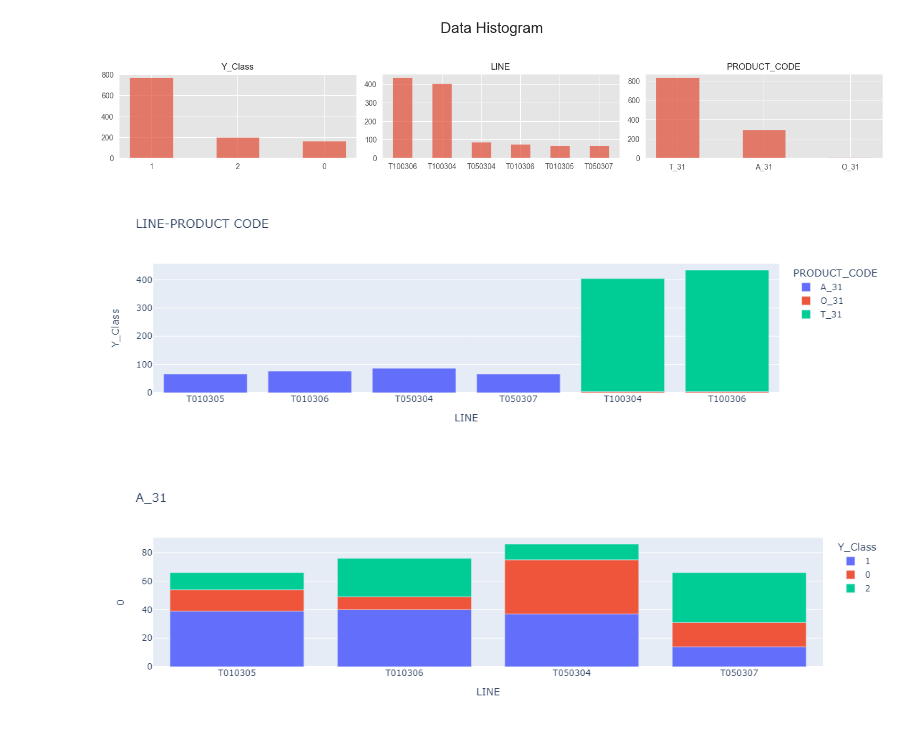
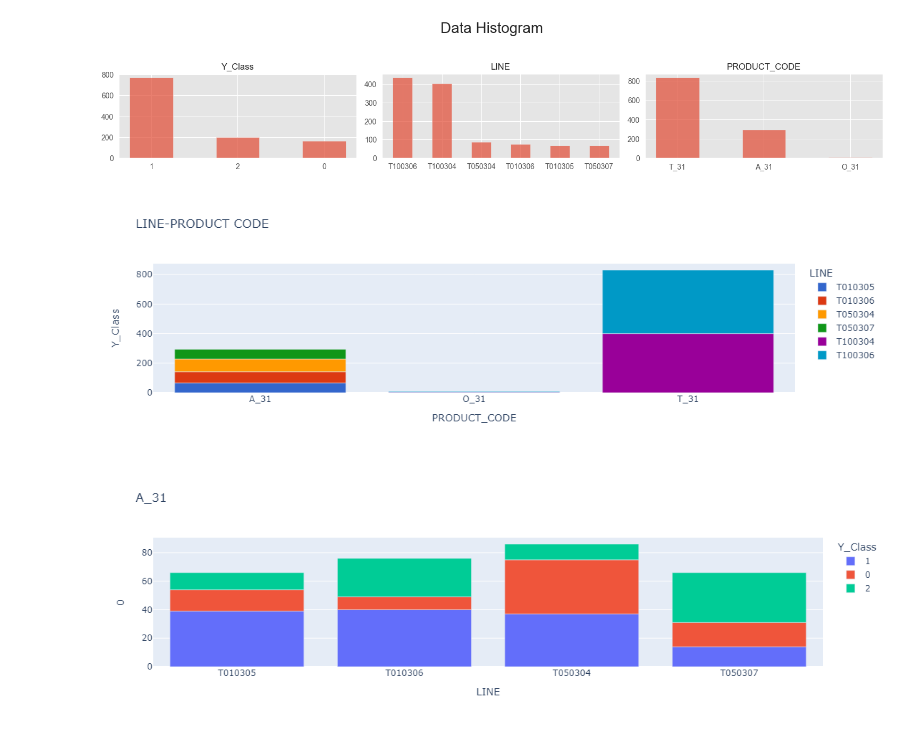
Before and after one commit to LGAimers/AI-PTA, a Jupyter notebook: dolphin/EDA.ipynb, the cells around one changed output. Drawn from its saved outputs; the diff is of its cells as text; code cells hidden in the pictures.

Commit message:
Add new plotting for the final presentation

```diff
--- a/dolphin/EDA.ipynb
+++ b/dolphin/EDA.ipynb
@@ -146,11 +146,11 @@ plt.show()
 # %%
 # LINE-PRODUCT 군집 데이터별 개수 확인
 grouped = nonX_original['Y_Class'].groupby([nonX_original['PRODUCT_CODE'], nonX_original['LINE']]).count()
 grouped = grouped.to_frame().reset_index()
-fig = px.bar(grouped, x="LINE", y="Y_Class", color = "PRODUCT_CODE", title="LINE-PRODUCT CODE")
+fig = px.bar(grouped, x="PRODUCT_CODE", y="Y_Class", color = "LINE", title="LINE-PRODUCT CODE", color_discrete_sequence=px.colors.qualitative.G10)
 fig.show()
 # %% [output]
-[figure, old version]
+[figure, new version]
 # %%
 # A Product는 독립적인 4개의 LINE 사용
 # 비정상 데이터와 정상 데이터의 개수가 비슷하거나 정상 데이터가 더 많음
```
Also changed, not shown: parts of 2 cells of this notebook.
